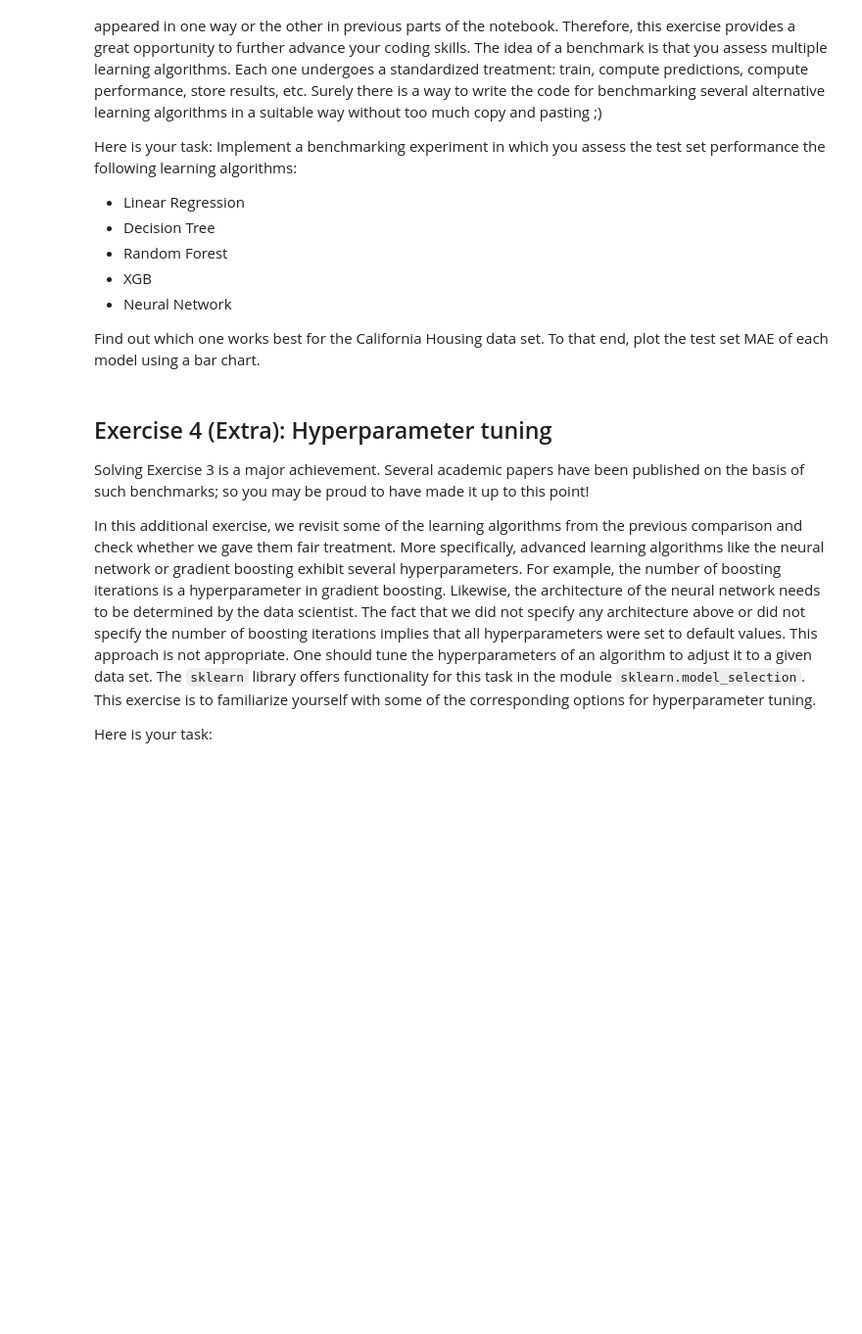
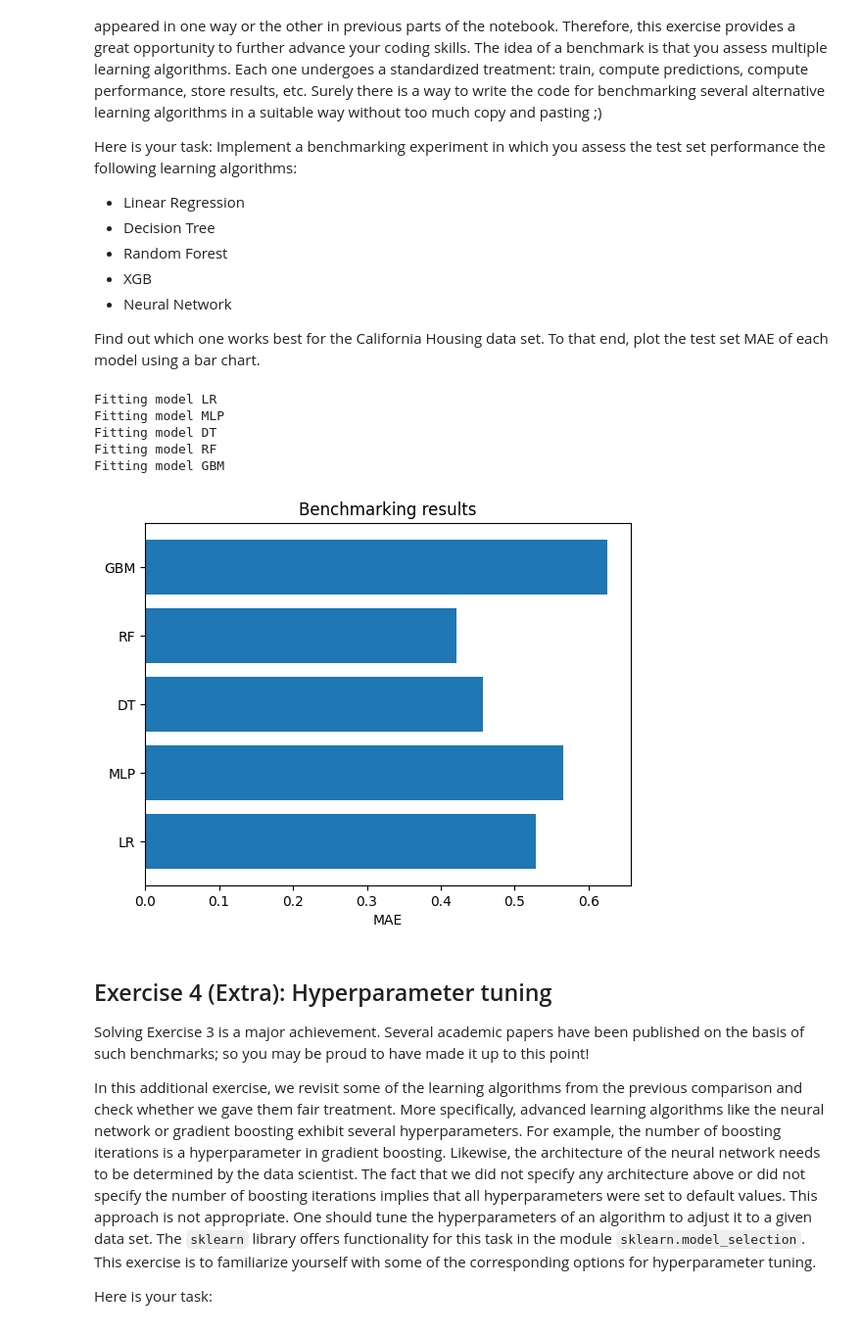
Before and after one commit to Fix-Seb/ESMT_IML, a Jupyter notebook: notebooks/p5_putting_everything_together.ipynb, the cells around one changed output. Shown: that part at 98% size. Drawn from its saved outputs; the diff is of its cells as text; code cells hidden in the pictures; blank space fills up the shorter version.

```diff
--- a/notebooks/p5_putting_everything_together.ipynb
+++ b/notebooks/p5_putting_everything_together.ipynb
@@ -161,6 +161,37 @@ Implement a benchmarking experiment in which you assess the test set performance
 Find out which one works best for the California Housing data set. To that end, plot the test set MAE of each model using a bar chart.
 # %%
 # Your solution to Exercise 3
+from sklearn.neural_network import MLPRegressor
+from sklearn.ensemble import RandomForestRegressor, GradientBoostingRegressor
+
+models = [LinearRegression(),
+          MLPRegressor(hidden_layer_sizes=(5,)),
+          DecisionTreeRegressor(max_depth=8),
+          RandomForestRegressor(n_estimators=5, max_depth=8),
+          GradientBoostingRegressor(n_estimators=10)]
+model_keys = ['LR', 'MLP', 'DT', 'RF', 'GBM']
+
+dict_yhat = {}  # empty dictionary to store prediction
+dict_mae = {}  # empty dictionary to store results in terms of MAE
+
+for i,m in enumerate(models):
+    print("Fitting model", model_keys[i])
+    m.fit(Xtr, ytr)
+    dict_yhat[model_keys[i]] = m.predict(Xts)
+    dict_mae[model_keys[i]] = mean_absolute_error(yts, dict_yhat[model_keys[i]])
+# %% [output]
+Fitting model LR
+Fitting model MLP
+Fitting model DT
+Fitting model RF
+Fitting model GBM
+# %%
+plt.barh(list(dict_mae.keys()), list(dict_mae.values()))
+plt.xlabel('MAE')
+plt.title('Benchmarking results')
+plt.show()
+# %% [output]
+[figure, added]
 # %% [markdown]
 ## Exercise 4 (Extra): Hyperparameter tuning
 Solving Exercise 3 is a major achievement. Several academic papers have been published on the basis of such benchmarks; so you may be proud to have made it up to this point!
```
Also changed, not shown: parts of 5 cells of this notebook.
